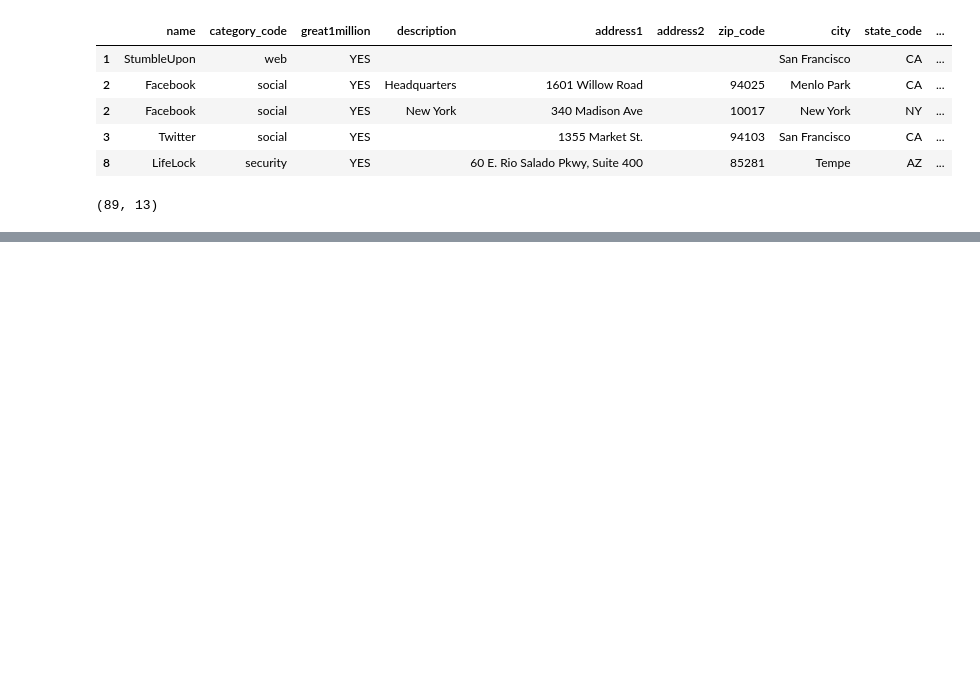
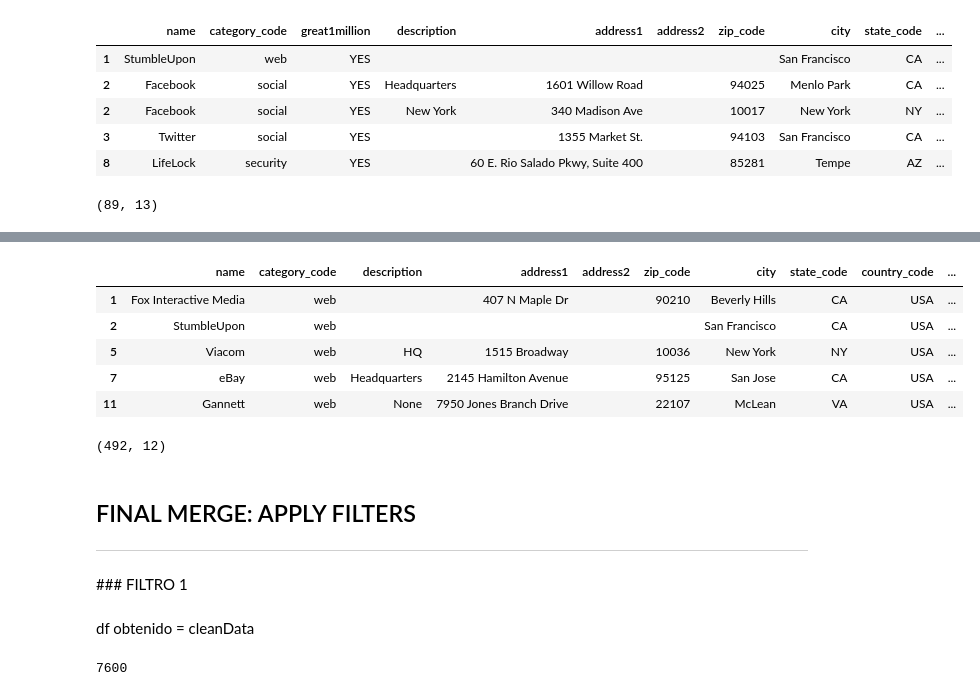
Before and after one commit to MdeMaic/GeolocationMongoDB_Project, a Jupyter notebook: I_FindTop20.ipynb, the cells around one changed output, grey strips where cells are left out. Drawn from its saved outputs; the diff is of its cells as text; code cells hidden in the pictures; blank space fills up the shorter version.

```diff
--- a/main.ipynb
+++ b/I_FindTop20.ipynb
@@ -784,0 +910,12 @@ geojson_hospital = "https://opendata.arcgis.com/datasets/6ac5e325468c4cb9b905f17
+# %%
+cleandesign = cleandesign[cleandesign.country_code.isin(["USA"])]
+display(cleandesign.head())
+print(cleandesign.shape)
+# %% [output]
+|  | name | category_code | description | address1 | address2 | zip_code | city | state_code | country_code | ... |
+| 1 | Fox Interactive Media | web |  | 407 N Maple Dr |  | 90210 | Beverly Hills | CA | USA | ... |
+| 2 | StumbleUpon | web |  |  |  |  | San Francisco | CA | USA | ... |
+| 5 | Viacom | web | HQ | 1515 Broadway |  | 10036 | New York | NY | USA | ... |
+| 7 | eBay | web | Headquarters | 2145 Hamilton Avenue |  | 95125 | San Jose | CA | USA | ... |
+| 11 | Gannett | web | None | 7950 Jones Branch Drive |  | 22107 | McLean | VA | USA | ... |
+(492, 12)
@@ -784,0 +929,3 @@ geojson_hospital = "https://opendata.arcgis.com/datasets/6ac5e325468c4cb9b905f17
+# %% [markdown]
+## FINAL MERGE: APPLY FILTERS
+---
@@ -784,0 +944,9 @@ geojson_hospital = "https://opendata.arcgis.com/datasets/6ac5e325468c4cb9b905f17
+# %% [markdown]
+### FILTRO 1
+# %% [markdown]
+df obtenido = cleanData
+# %%
+lst_f1=getValue(cleanData,cleanOld,2)
+print(len(lst_f1))
+# %% [output]
+7600
```
Also changed, not shown: parts of 68 cells of this notebook, 9 other files.
